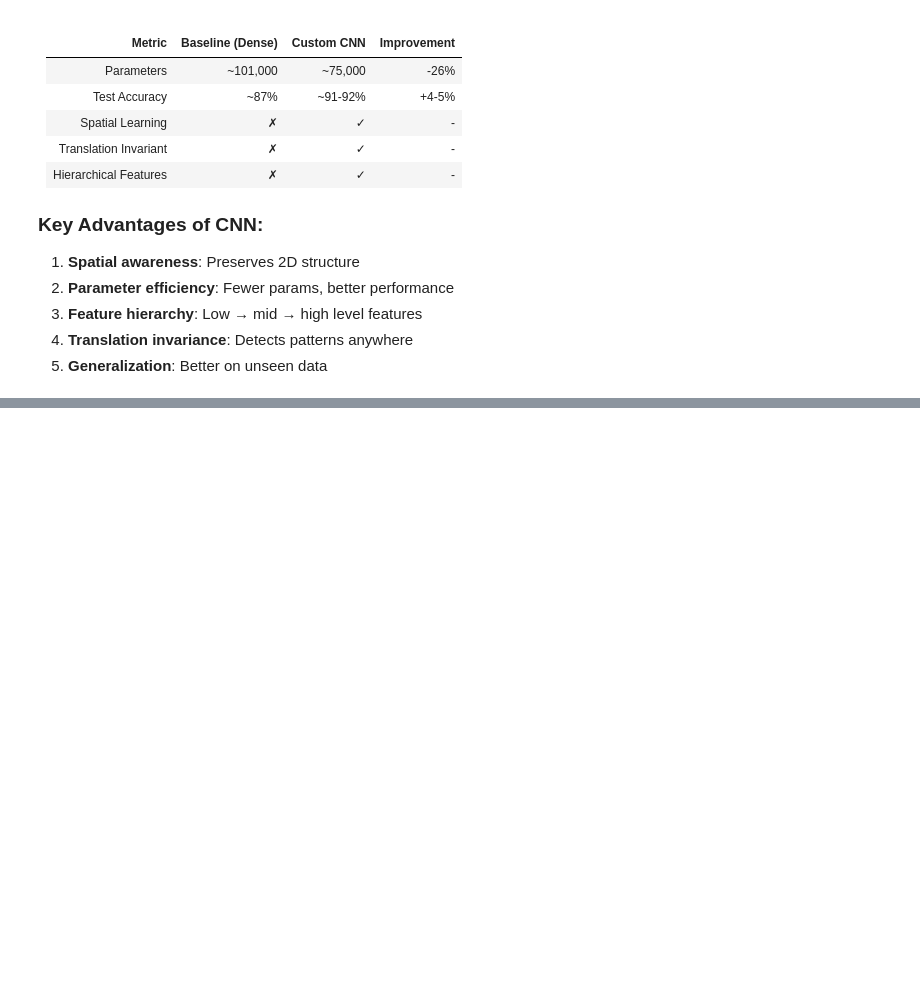
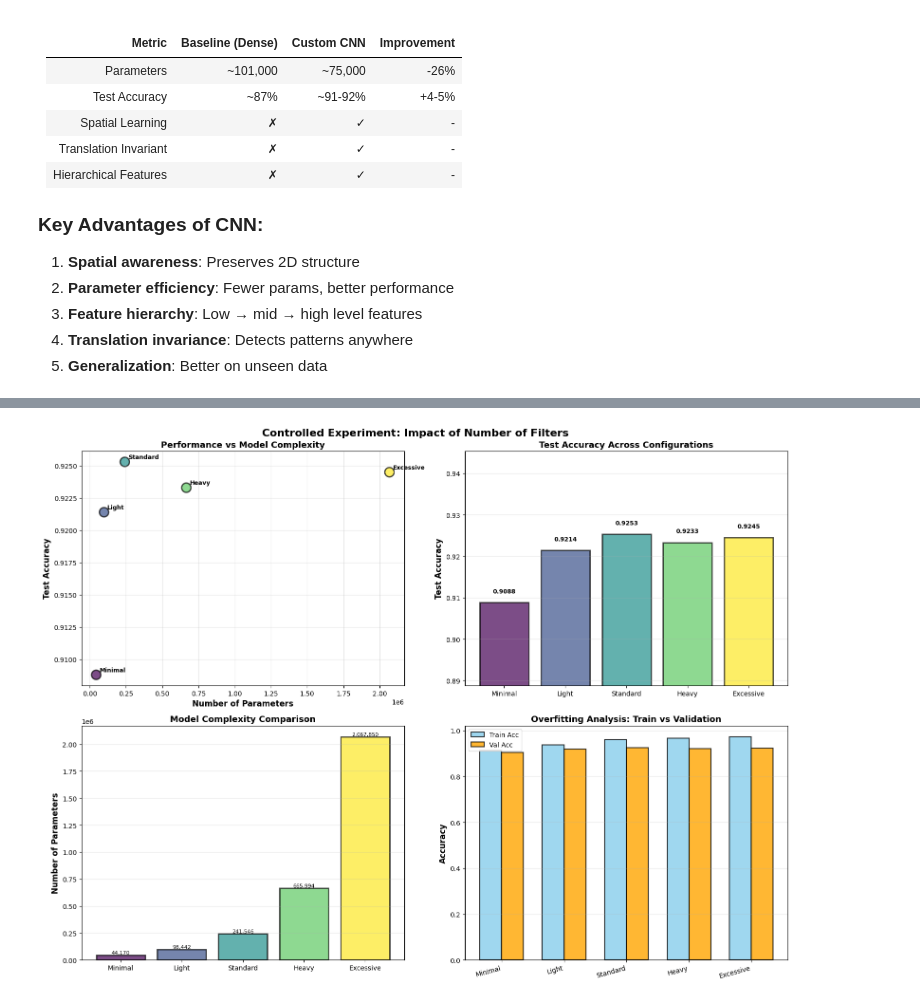
Before and after one commit to Carmo0982/Lab03TDSE, a Jupyter notebook: fashion_mnist_cnn_custom.ipynb, the cells around one changed output, grey strips where cells are left out. Saved outputs shown, nothing was run; the diff lists cells and outputs as text; code cells hidden in the pictures; blank space fills up the shorter version.

```diff
--- a/fashion_mnist_cnn_custom.ipynb
+++ b/fashion_mnist_cnn_custom.ipynb
@@ -252,7 +256,7 @@ print("-" * 60)
 for layer in model.layers:
     if hasattr(layer, 'count_params'):
         params = layer.count_params()
-        output_shape = layer.output_shape
+        output_shape = tuple(layer.output.shape)
         print(f"{layer.name:20} | Params: {params:8,} | Output: {output_shape}")
 
 print("\n" + "="*60)
@@ -564,0 +792,15 @@ print("Model saved as 'fashion_mnist_cnn_custom.h5'")
+# %%
+
+experiments = {
+    'Minimal': [8, 16, 32],
+    'Standard': [32, 64, 128],
+    'Heavy': [64, 128, 256]
+}
+
+# Storage for results
+results = {}
+histories = {}
+
+print("=" * 70)
+print("STARTING CONTROLLED EXPERIMENTS ON FILTER NUMBERS")
+print("=" * 70)
@@ -564,0 +964,67 @@ print("Model saved as 'fashion_mnist_cnn_custom.h5'")
+# %%
+# Visualize comparative results
+fig, axes = plt.subplots(2, 2, figsize=(16, 12))
+fig.suptitle('Controlled Experiment: Impact of Number of Filters', fontsize=16, fontweight='bold')
+
+# Plot 1: Test Accuracy vs Parameters
+ax1 = axes[0, 0]
+configs = list(results.keys())
+params = [results[k]['params'] for k in configs]
+test_accs = [results[k]['test_accuracy'] for k in configs]
+colors = plt.cm.viridis(np.linspace(0, 1, len(configs)))
+
+ax1.scatter(params, test_accs, s=200, c=colors, alpha=0.7, edgecolors='black', linewidth=2)
+for i, config in enumerate(configs):
+    ax1.annotate(config, (params[i], test_accs[i]),
+                xytext=(5, 5), textcoords='offset points', fontsize=9, fontweight='bold')
+ax1.set_xlabel('Number of Parameters', fontsize=12, fontweight='bold')
+ax1.set_ylabel('Test Accuracy', fontsize=12, fontweight='bold')
+ax1.set_title('Performance vs Model Complexity', fontsize=13, fontweight='bold')
+ax1.grid(True, alpha=0.3)
+
+# Plot 2: Test Accuracy Comparison
+ax2 = axes[0, 1]
+bars = ax2.bar(configs, test_accs, color=colors, alpha=0.7, edgecolor='black', linewidth=2)
+ax2.set_ylabel('Test Accuracy', fontsize=12, fontweight='bold')
+ax2.set_title('Test Accuracy Across Configurations', fontsize=13, fontweight='bold')
+ax2.set_ylim([min(test_accs) - 0.02, max(test_accs) + 0.02])
+ax2.grid(axis='y', alpha=0.3)
+# Add value labels on bars
+for i, (bar, acc) in enumerate(zip(bars, test_accs)):
+    ax2.text(bar.get_x() + bar.get_width()/2, bar.get_height() + 0.002,
+            f'{acc:.4f}', ha='center', va='bottom', fontsize=9, fontweight='bold')
+
+# Plot 3: Parameter Count Comparison
+ax3 = axes[1, 0]
+bars = ax3.bar(configs, params, color=colors, alpha=0.7, edgecolor='black', linewidth=2)
+ax3.set_ylabel('Number of Parameters', fontsize=12, fontweight='bold')
+ax3.set_title('Model Complexity Comparison', fontsize=13, fontweight='bold')
+ax3.grid(axis='y', alpha=0.3)
+# Add value labels
+for bar, param in zip(bars, params):
+    ax3.text(bar.get_x() + bar.get_width()/2, bar.get_height() + 1000,
+            f'{param:,}', ha='center', va='bottom', fontsize=8, rotation=0)
+
+# Plot 4: Overfitting Analysis
+ax4 = axes[1, 1]
+train_accs = [results[k]['train_accuracy'] for k in configs]
+val_accs = [results[k]['val_accuracy'] for k in configs]
+x_pos = np.arange(len(configs))
+width = 0.35
+
+bars1 = ax4.bar(x_pos - width/2, train_accs, width, label='Train Acc',
+               color='skyblue', alpha=0.8, edgecolor='black', linewidth=1.5)
+bars2 = ax4.bar(x_pos + width/2, val_accs, width, label='Val Acc',
+               color='orange', alpha=0.8, edgecolor='black', linewidth=1.5)
+
+ax4.set_ylabel('Accuracy', fontsize=12, fontweight='bold')
+ax4.set_title('Overfitting Analysis: Train vs Validation', fontsize=13, fontweight='bold')
+ax4.set_xticks(x_pos)
+ax4.set_xticklabels(configs, rotation=15, ha='right')
+ax4.legend(fontsize=10)
+ax4.grid(axis='y', alpha=0.3)
+
+plt.tight_layout()
+plt.show()
+# %% [output]
+[figure, added]
```
Also changed, not shown: parts of 30 cells of this notebook.
